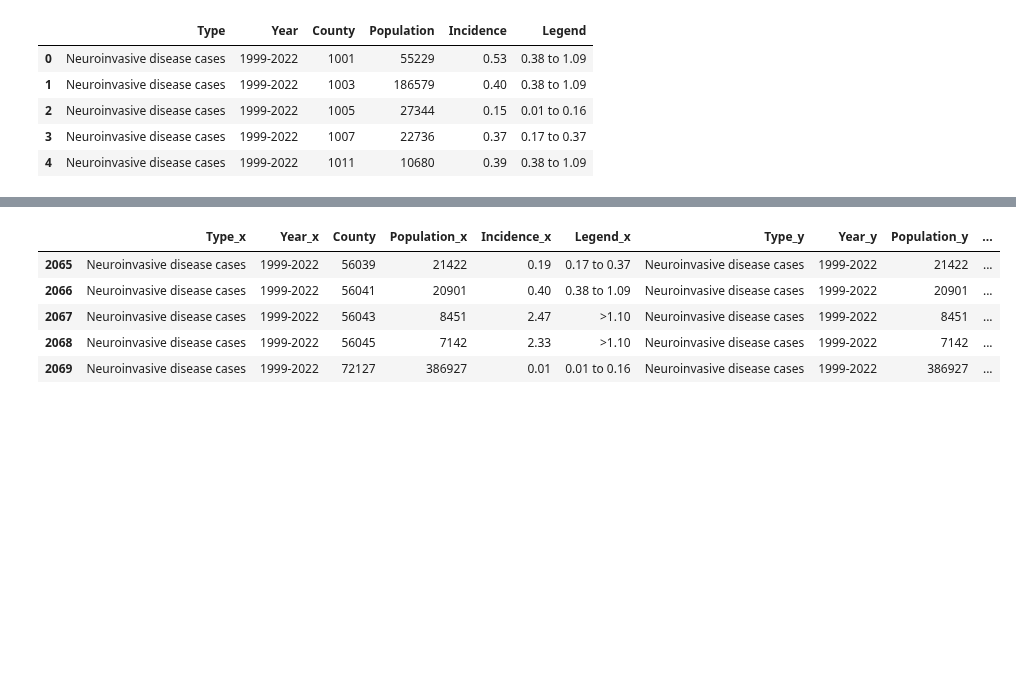
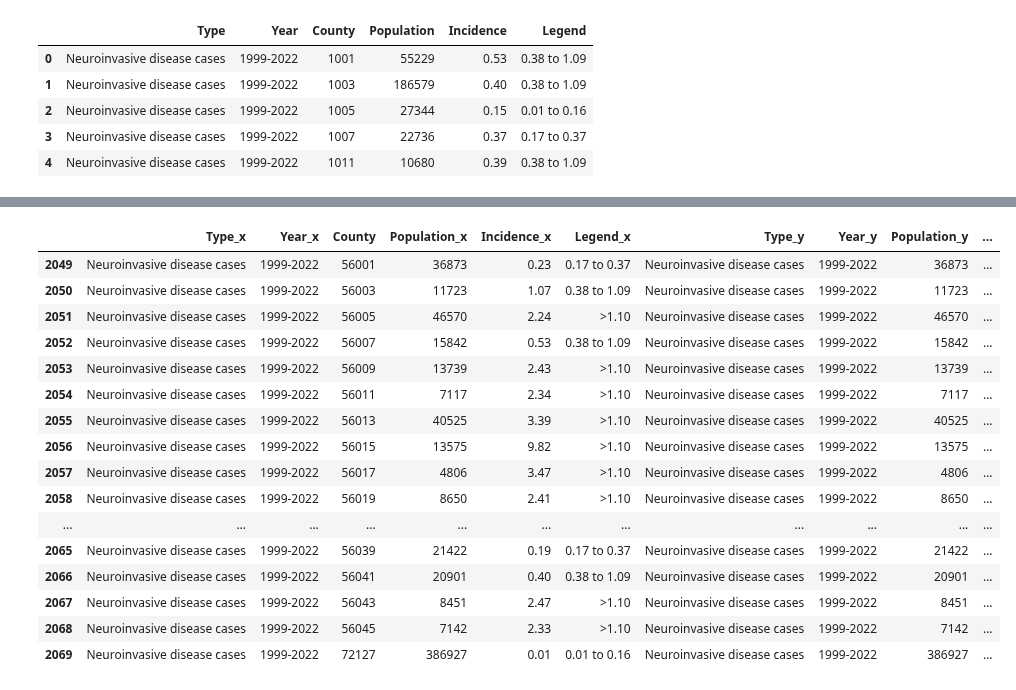
Before and after one commit to lcmortech/data_science, a Jupyter notebook: other_projects/westnile.ipynb, the cells around one changed output, grey strips where cells are left out. Cells and saved outputs as stored; diff of their text form; code cells hidden in the pictures; blank space fills up the shorter version.

```diff
--- a/other_projects/westnile.ipynb
+++ b/other_projects/westnile.ipynb
@@ -507,7 +518,18 @@ df7.head(10)
 # %%
-df7.tail()
+df7.tail(21)
 # %% [output]
 |  | Type_x | Year_x | County | Population_x | Incidence_x | Legend_x | Type_y | Year_y | Population_y | ... |
+| 2049 | Neuroinvasive disease cases | 1999-2022 | 56001 | 36873 | 0.23 | 0.17 to 0.37 | Neuroinvasive disease cases | 1999-2022 | 36873 | ... |
+| 2050 | Neuroinvasive disease cases | 1999-2022 | 56003 | 11723 | 1.07 | 0.38 to 1.09 | Neuroinvasive disease cases | 1999-2022 | 11723 | ... |
+| 2051 | Neuroinvasive disease cases | 1999-2022 | 56005 | 46570 | 2.24 | >1.10 | Neuroinvasive disease cases | 1999-2022 | 46570 | ... |
+| 2052 | Neuroinvasive disease cases | 1999-2022 | 56007 | 15842 | 0.53 | 0.38 to 1.09 | Neuroinvasive disease cases | 1999-2022 | 15842 | ... |
+| 2053 | Neuroinvasive disease cases | 1999-2022 | 56009 | 13739 | 2.43 | >1.10 | Neuroinvasive disease cases | 1999-2022 | 13739 | ... |
+| 2054 | Neuroinvasive disease cases | 1999-2022 | 56011 | 7117 | 2.34 | >1.10 | Neuroinvasive disease cases | 1999-2022 | 7117 | ... |
+| 2055 | Neuroinvasive disease cases | 1999-2022 | 56013 | 40525 | 3.39 | >1.10 | Neuroinvasive disease cases | 1999-2022 | 40525 | ... |
+| 2056 | Neuroinvasive disease cases | 1999-2022 | 56015 | 13575 | 9.82 | >1.10 | Neuroinvasive disease cases | 1999-2022 | 13575 | ... |
+| 2057 | Neuroinvasive disease cases | 1999-2022 | 56017 | 4806 | 3.47 | >1.10 | Neuroinvasive disease cases | 1999-2022 | 4806 | ... |
+| 2058 | Neuroinvasive disease cases | 1999-2022 | 56019 | 8650 | 2.41 | >1.10 | Neuroinvasive disease cases | 1999-2022 | 8650 | ... |
+| ... | ... | ... | ... | ... | ... | ... | ... | ... | ... | ... |
 | 2065 | Neuroinvasive disease cases | 1999-2022 | 56039 | 21422 | 0.19 | 0.17 to 0.37 | Neuroinvasive disease cases | 1999-2022 | 21422 | ... |
 | 2066 | Neuroinvasive disease cases | 1999-2022 | 56041 | 20901 | 0.40 | 0.38 to 1.09 | Neuroinvasive disease cases | 1999-2022 | 20901 | ... |
 | 2067 | Neuroinvasive disease cases | 1999-2022 | 56043 | 8451 | 2.47 | >1.10 | Neuroinvasive disease cases | 1999-2022 | 8451 | ... |
```
Also changed, not shown: parts of 1 cell of this notebook.
